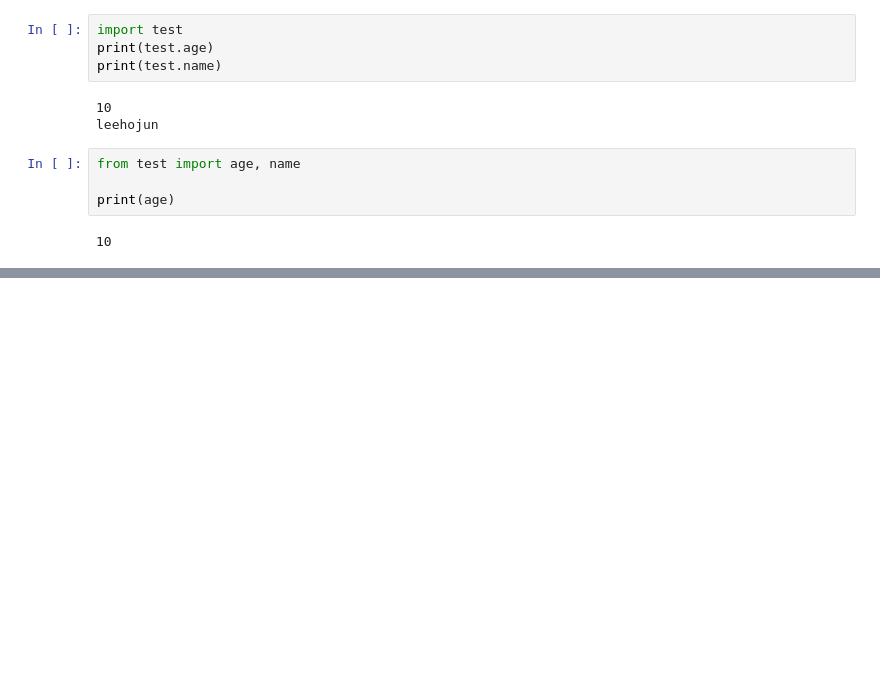
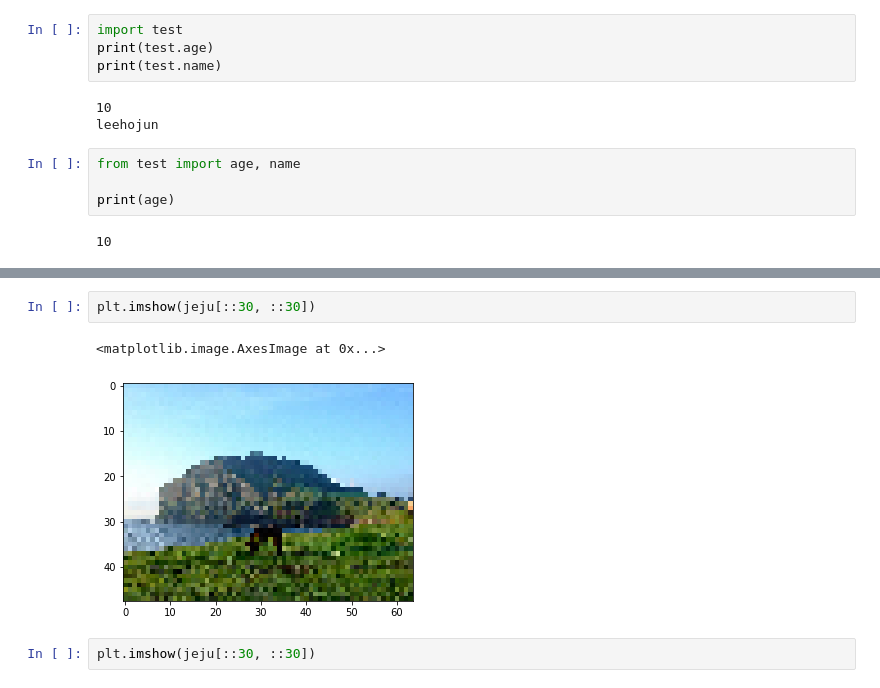
Before and after one commit to rosa2070/AI_automation, a Jupyter notebook: 제주산학융합원_2021_인공지능을_활용한_업무자동화.ipynb, the cells around one changed output, grey strips where cells are left out. Saved outputs shown, nothing was run; the diff lists cells and outputs as text; blank space fills up the shorter version.

```diff
--- a/제주산학융합원_2021_인공지능을_활용한_업무자동화.ipynb
+++ b/제주산학융합원_2021_인공지능을_활용한_업무자동화.ipynb
@@ -578,0 +1182,7 @@ print(age)
+# %%
+plt.imshow(jeju[::30, ::30])
+# %% [output]
+<matplotlib.image.AxesImage at 0x...>
+[figure, added]
+# %%
+plt.imshow(jeju[::30, ::30])
```
Also changed, not shown: parts of 63 cells of this notebook.
